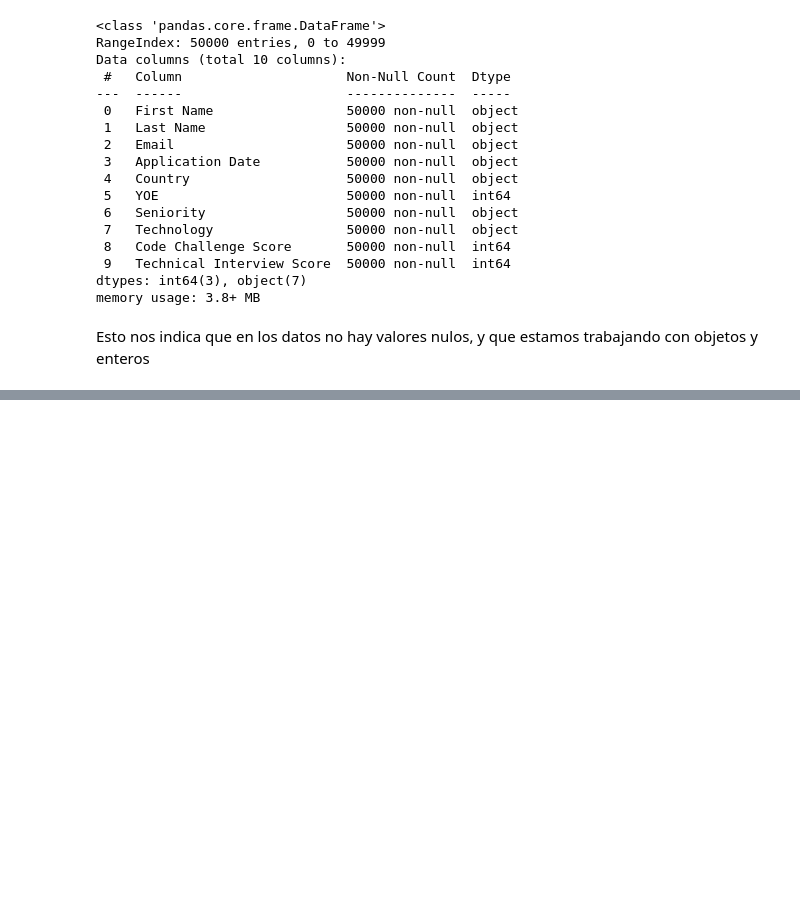
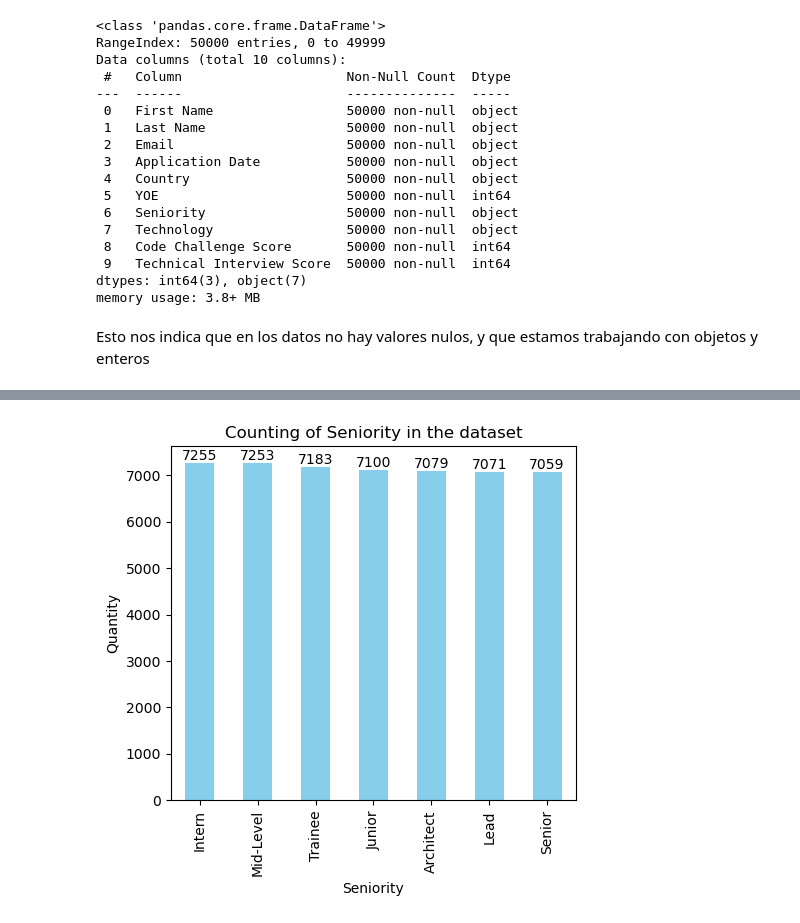
Before and after one commit to NicolasCuaran/NicolasCuaran-Work_Shop-1, a Jupyter notebook: 001_EDA_Candidates.ipynb, the cells around one changed output, grey strips where cells are left out. Drawn from its saved outputs; the diff is of its cells as text; code cells hidden in the pictures; blank space fills up the shorter version.

```diff
--- a/001_EDA_Candidates.ipynb
+++ b/001_EDA_Candidates.ipynb
@@ -81,0 +143,13 @@ NameError: name 'plt' is not defined
+# %%
+df['Application Date'] = pd.to_datetime(df['Application Date'])
+
+applications_by_date = df['Application Date'].dt.date.value_counts().sort_index()
+
+date_with_most_applications = applications_by_date.idxmax()
+most_applications = applications_by_date.max()
+
+date_with_least_applications = applications_by_date.idxmin()
+least_applications = applications_by_date.min()
+
+print("Date with most applications:", date_with_most_applications, "- Number of applications:", most_applications)
+print("Date with least applications:", date_with_least_applications, "- Number of applications:", least_applications)
@@ -81,0 +173,21 @@ NameError: name 'plt' is not defined
+# %%
+data_types_counts = df.Seniority.value_counts()
+
+
+colors = ['skyblue']
+
+plt.figure(figsize=(5, 5))
+bar_plot = data_types_counts.plot(kind='bar', color=colors)
+
+plt.xlabel('Seniority')
+plt.ylabel('Quantity')
+plt.title('Counting of Seniority in the dataset')
+
+
+for i, value in enumerate(data_types_counts):
+    plt.text(i, value + 0, str(value), ha='center', va='bottom')
+
+plt.tight_layout()
+plt.show()
+# %% [output]
+[figure, added]
```
Also changed, not shown: parts of 21 cells of this notebook, 2 other files.
